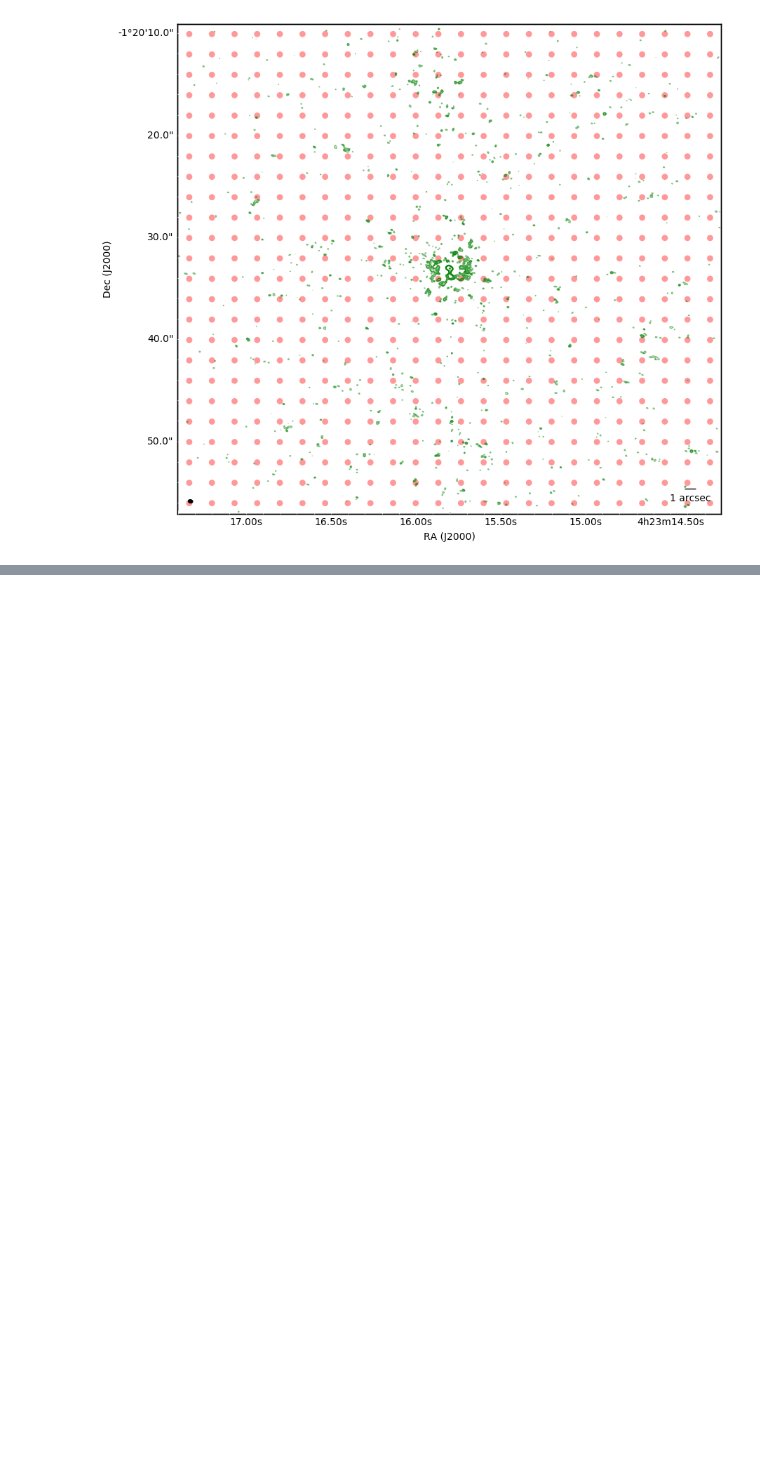
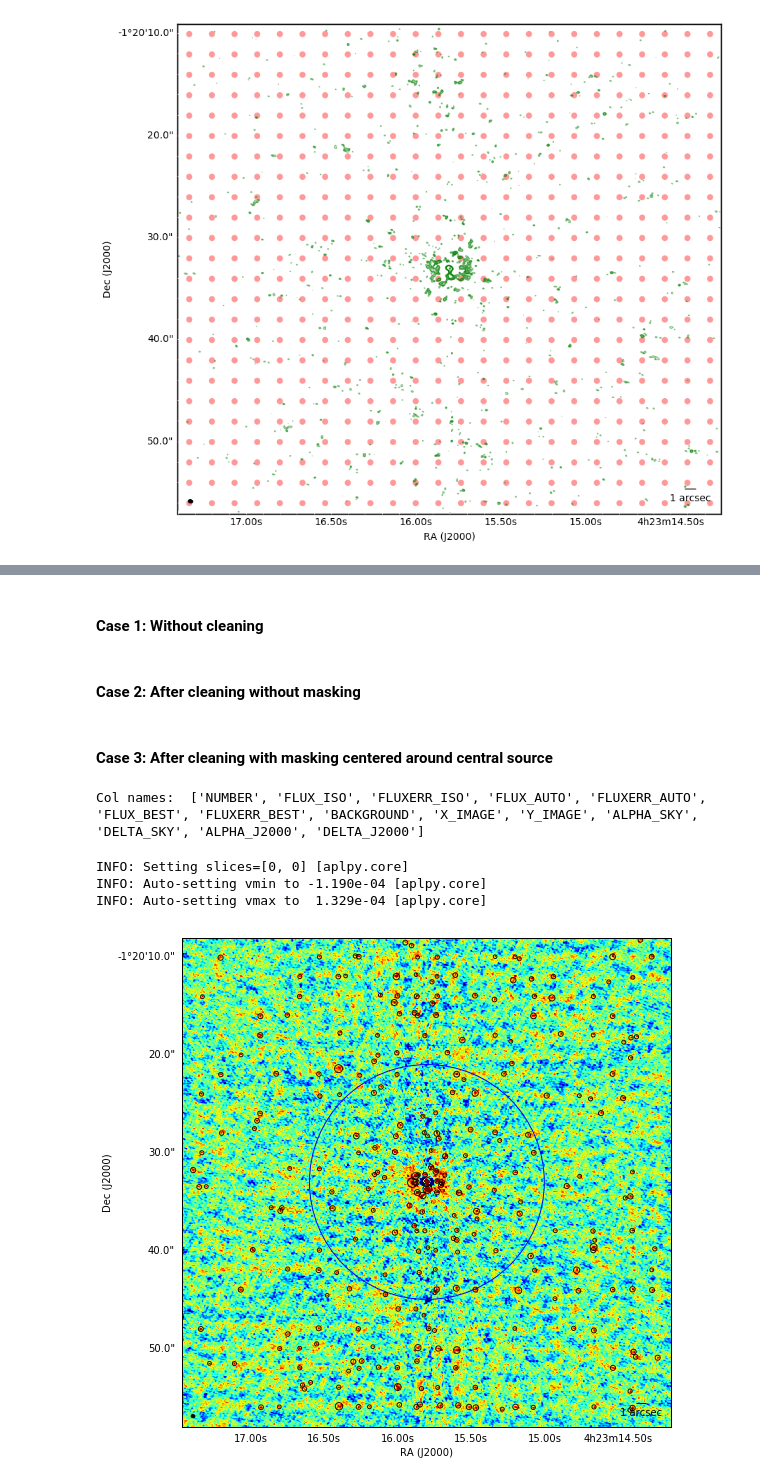
Before and after one commit to ridlo/radio_notebooks, a Jupyter notebook: completeness_test_01.ipynb, the cells around one changed output, grey strips where cells are left out. Saved outputs shown, nothing was run; the diff lists cells and outputs as text; code cells hidden in the pictures; blank space fills up the shorter version.

```diff
--- a/completeness_test_01.ipynb
+++ b/completeness_test_01.ipynb
@@ -119,0 +261,14 @@ Before that, question:
+# %%
+def read_sexofile(filename = "J0423-0120_B3.cat"):
+    pars = []
+    # only get the header
+    with open(filename, 'r') as ifile:
+        for line in ifile:
+            if line[0] == '#':
+                pars.append(line.split()[2])
+
+    print 'Col names: ', pars
+
+    # get the data
+    data = np.genfromtxt(filename, names=pars) # already in np array
+    return data
@@ -119,0 +340,21 @@ Before that, question:
+# %% [markdown]
+#### Case 1: Without cleaning
+# %% [markdown]
+#### Case 2: After cleaning without masking
+# %% [markdown]
+#### Case 3: After cleaning with masking centered around central source
+# %%
+data = read_sexofile("./images/injected_clean_mask.cat")
+select_data = data['ALPHA_J2000'], data['DELTA_J2000'], data['FLUX_BEST'], data['NUMBER'].astype('int')
+# %% [output]
+Col names:  ['NUMBER', 'FLUX_ISO', 'FLUXERR_ISO', 'FLUX_AUTO', 'FLUXERR_AUTO', 'FLUX_BEST', 'FLUXERR_BEST', 'BACKGROUND', 'X_IMAGE', 'Y_IMAGE', 'ALPHA_SKY', 'DELTA_SKY', 'ALPHA_J2000', 'DELTA_J2000']
+# %%
+fitsfile = './images/injected.ms.afterclean.cont.fits'
+levels = 3.742764e-05*multp
+
+plot_fits(fitsfile, levels, center, PB, sourcelist=select_data, showcontour=False, showimage=True)
+# %% [output]
+INFO: Setting slices=[0, 0] [aplpy.core]
+INFO: Auto-setting vmin to -1.190e-04 [aplpy.core]
+INFO: Auto-setting vmax to  1.329e-04 [aplpy.core]
+[figure, added]
```
Also changed, not shown: parts of 14 cells of this notebook.
